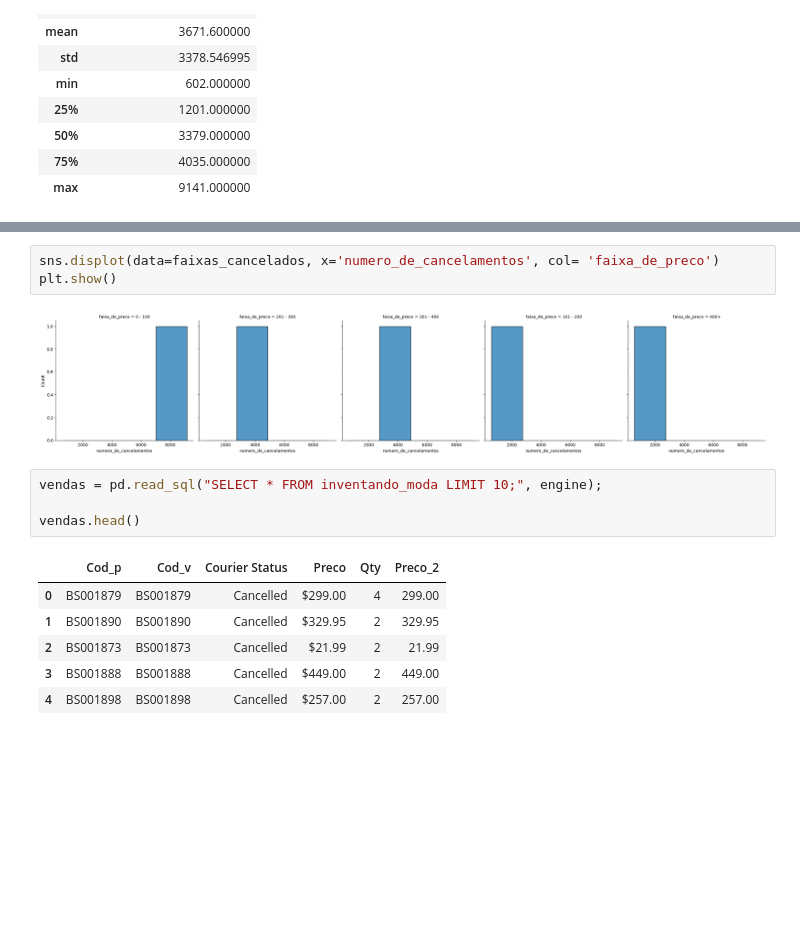
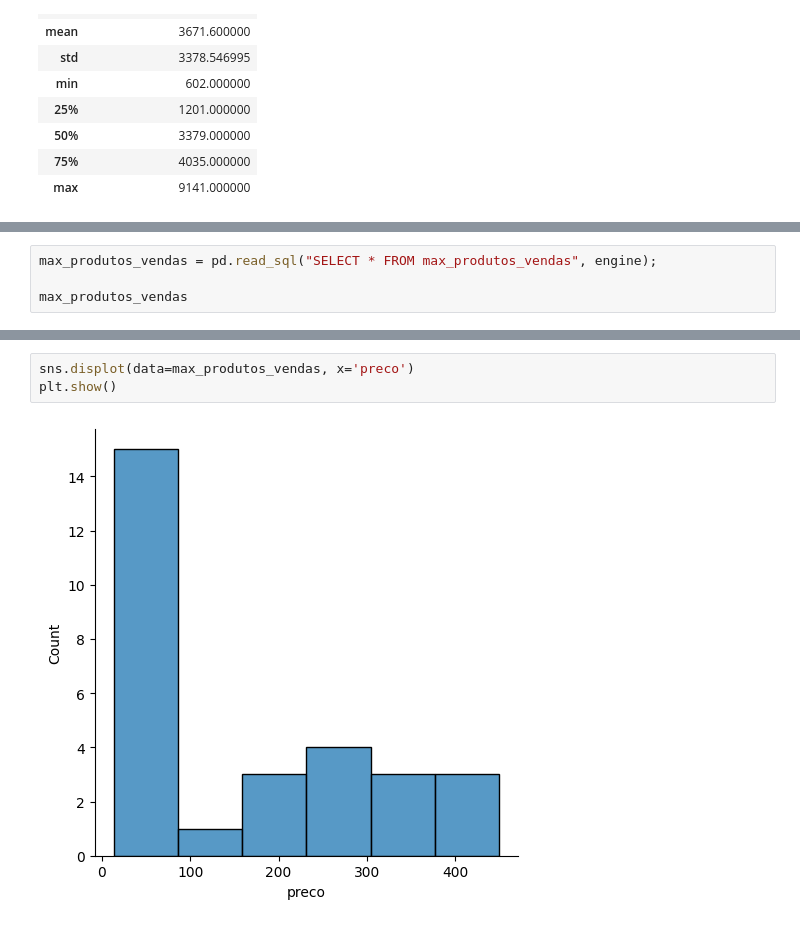
Before and after one commit to nalucena/DS-BD-PROJETO-DIVERSIDADETECH, a Jupyter notebook: projeto.ipynb, the cells around one changed output, grey strips where cells are left out. Drawn from its saved outputs; the diff is of its cells as text; blank space fills up the shorter version.

```diff
--- a/projeto.ipynb
+++ b/projeto.ipynb
@@ -74,0 +160,4 @@ faixas_cancelados.describe()
+# %%
+max_produtos_vendas = pd.read_sql("SELECT * FROM max_produtos_vendas", engine);
+
+max_produtos_vendas
@@ -75,16 +182,5 @@ faixas_cancelados.describe()
 # %%
-sns.displot(data=faixas_cancelados, x='numero_de_cancelamentos', col= 'faixa_de_preco')
+sns.displot(data=max_produtos_vendas, x='preco')
 plt.show()
 # %% [output]
-[figure, old version]
+[figure, new version]
-# %%
-vendas = pd.read_sql("SELECT * FROM inventando_moda LIMIT 10;", engine);
-
-vendas.head()
-# %% [output]
-|  | Cod_p | Cod_v | Courier Status | Preco | Qty | Preco_2 |
-| 0 | BS001879 | BS001879 | Cancelled | $299.00 | 4 | 299.00 |
-| 1 | BS001890 | BS001890 | Cancelled | $329.95 | 2 | 329.95 |
-| 2 | BS001873 | BS001873 | Cancelled | $21.99 | 2 | 21.99 |
-| 3 | BS001888 | BS001888 | Cancelled | $449.00 | 2 | 449.00 |
-| 4 | BS001898 | BS001898 | Cancelled | $257.00 | 2 | 257.00 |
```
Also changed, not shown: parts of 27 cells of this notebook, 2 other files.
